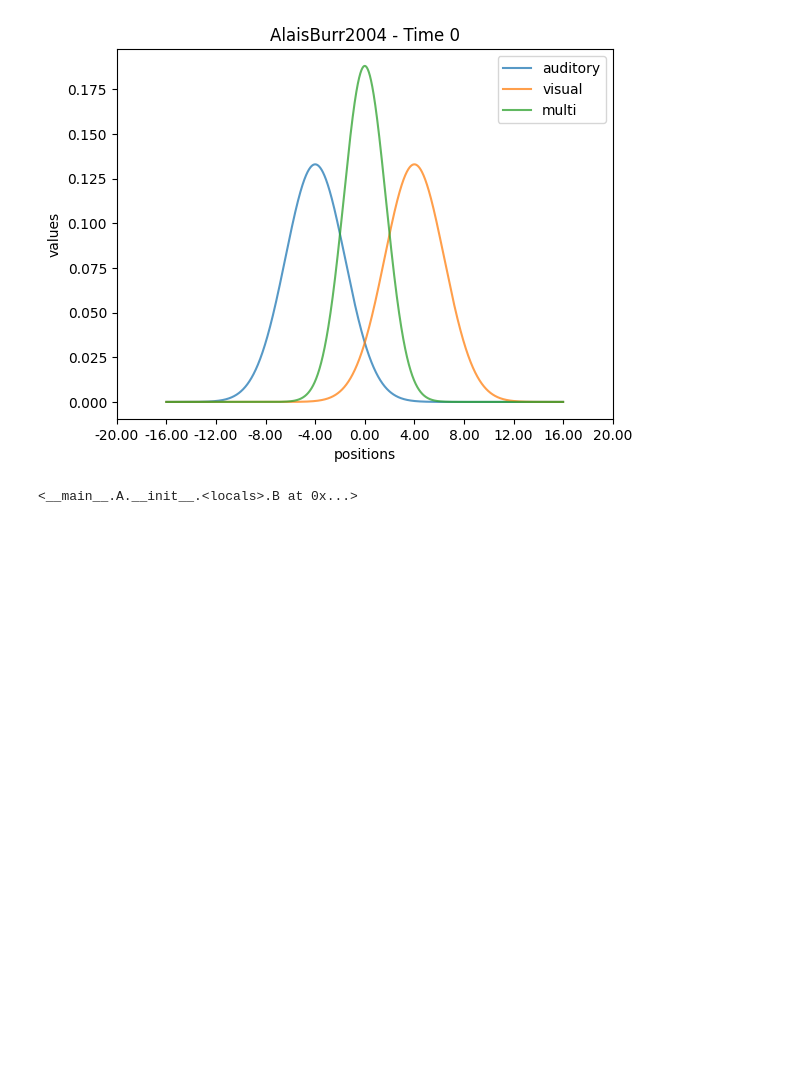
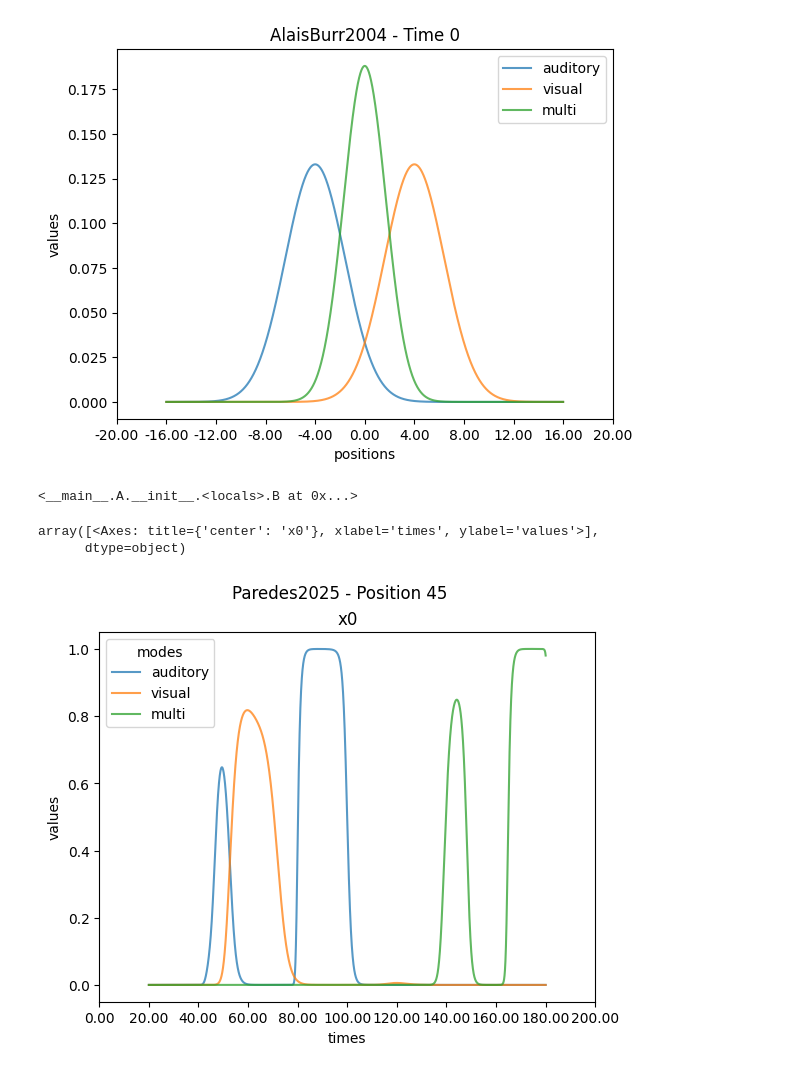
Before and after one commit to renatoparedes/scikit-neuromsi, a Jupyter notebook: draft/sample.ipynb, the cells around one changed output. Drawn from its saved outputs; the diff is of its cells as text; code cells hidden in the pictures; blank space fills up the shorter version.

```diff
--- a/draft/sample.ipynb
+++ b/draft/sample.ipynb
@@ -166,3 +166,15 @@ value = joblib.load(buff)
 value.b
 # %% [output]
 <__main__.A.__init__.<locals>.B at 0x...>
+# %%
+from skneuromsi.neural import Paredes2025
+
+model = Paredes2025()
+
+res = model.run()
+# %%
+res.plot.linet()
+# %% [output]
+array([<Axes: title={'center': 'x0'}, xlabel='times', ylabel='values'>],
+      dtype=object)
+[figure, added]
```
Also changed, not shown: 5 other files.
